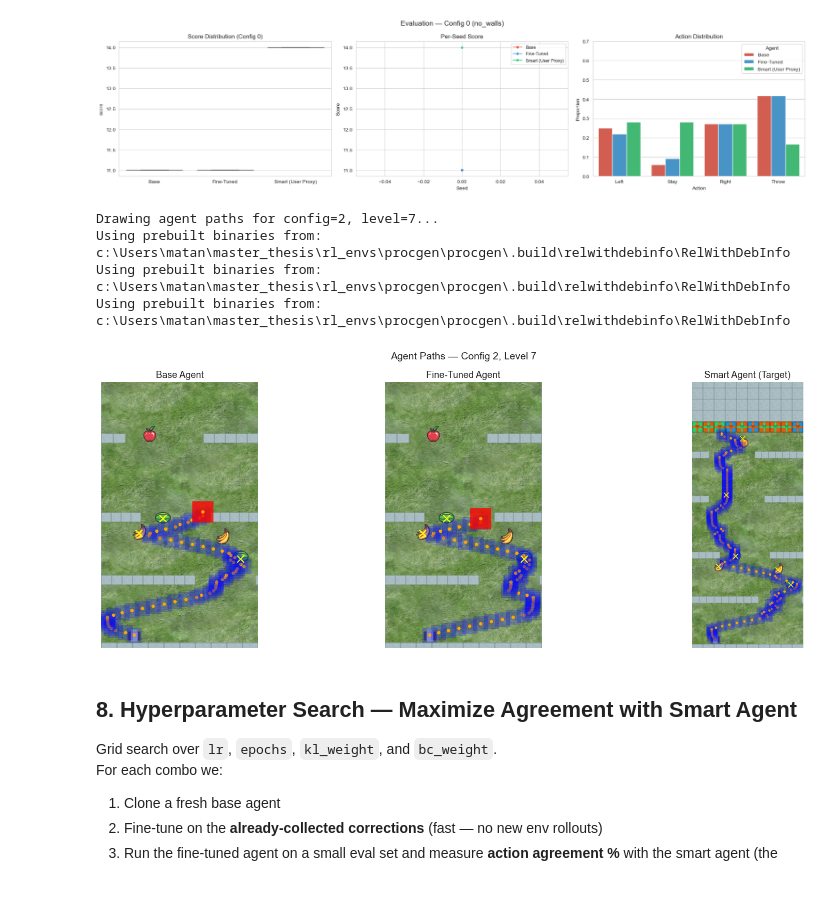
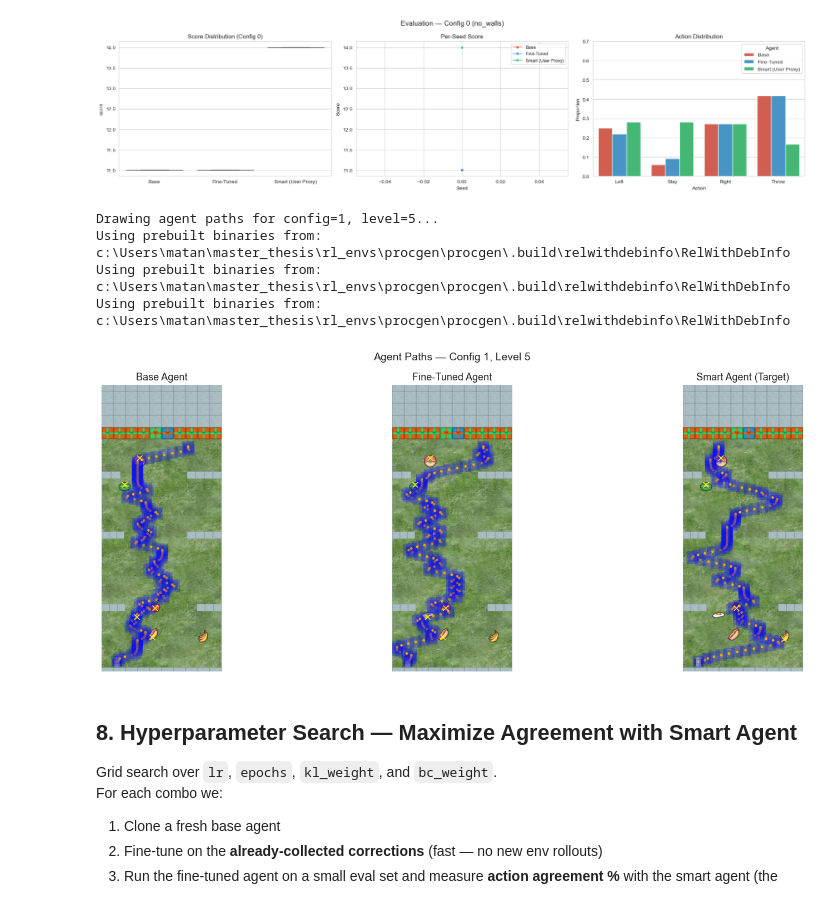
Before and after one commit to matansol/dpu_fruitbot, a Jupyter notebook: train_env/evaluate_finetuning.ipynb, the cells around one changed output. Saved outputs shown, nothing was run; the diff lists cells and outputs as text; code cells hidden in the pictures.

```diff
--- a/train_env/evaluate_finetuning.ipynb
+++ b/train_env/evaluate_finetuning.ipynb
@@ -67,10 +69,10 @@ Define which environment config/seeds to use for feedback, which agents serve as
 # ===================== PIPELINE CONFIGURATION =====================
 
 # --- Feedback environment settings ---
-FEEDBACK_CONFIG = 2          # env config index (0-6, see list above)
-FEEDBACK_SEEDS = [1] #list(range(50))  # env seeds to collect corrections on
-FEEDBACK_LEVELS = [7] #list(range(50)) # start_level per episode (same length as seeds)
-NUM_EPISODES = len(FEEDBACK_SEEDS)
+FEEDBACK_CONFIG = 1          # env config index (0-6, see list above)
+FEEDBACK_SEEDS = range(10, 14) #list(range(50))  # env seeds to collect corrections on
+FEEDBACK_LEVELS = range(10, 14) #list(range(50)) # start_level per episode (same length as seeds)
+NUM_EPISODES = len(FEEDBACK_LEVELS)
 
 # --- Agent paths ---
 BASE_AGENT_PATH  = str(PROJECT_ROOT / "models/fruitbot/20260116-074523_easy/ppo_final")   # no_doors_collect_all
@@ -729,41 +734,43 @@ def plot_agent_path(config_index, start_level, agent):
     """Record and draw the full agent path for one episode."""
     env = make_env(config_index, seed=0, start_level=start_level)
     frames_list, frames_indexes, collect_indexes, wall_collision_index, collisions, door_opens = \
         record_frames_with_doors(env, agent, frames_jumps=1)
     path_image, _ = draw_full_path_with_doors(
         frames_list=frames_list, frames_indexes=frames_indexes,
         collect_indexes=collect_indexes, collisions=collisions,
         frames_jumps=1, wall_collision_index=wall_collision_index,
         use_rectangle=True, door_opens=door_opens
     )
     env.close()
     return path_image
 
-DEMO_LEVEL = FEEDBACK_LEVELS[0]
-print(f"Drawing agent paths for config={FEEDBACK_CONFIG}, level={DEMO_LEVEL}...")
+DEMO_LEVEL = 5 #FEEDBACK_LEVELS[0]
+config_idx = 1
+print(f"Drawing agent paths for config={config_idx}, level={DEMO_LEVEL}...")
 
-base_path_img     = plot_agent_path(FEEDBACK_CONFIG, DEMO_LEVEL, base_agent)
-ft_path_img       = plot_agent_path(FEEDBACK_CONFIG, DEMO_LEVEL, finetuned_agent)
-smart_path_img    = plot_agent_path(FEEDBACK_CONFIG, DEMO_LEVEL, smart_agent)
+
+base_path_img     = plot_agent_path(config_idx, DEMO_LEVEL, base_agent)
+ft_path_img       = plot_agent_path(config_idx, DEMO_LEVEL, finetuned_agent)
+smart_path_img    = plot_agent_path(config_idx, DEMO_LEVEL, smart_agent)
 
 fig, axes = plt.subplots(1, 3, figsize=(18, 6))
 for ax, img, title in zip(axes,
                            [base_path_img, ft_path_img, smart_path_img],
                            ['Base Agent', 'Fine-Tuned Agent', 'Smart Agent (Target)']):
     if img is not None:
         ax.imshow(img)
     ax.set_title(title, fontsize=13)
     ax.axis('off')
 
-plt.suptitle(f'Agent Paths — Config {FEEDBACK_CONFIG}, Level {DEMO_LEVEL}', fontsize=14)
+plt.suptitle(f'Agent Paths — Config {config_idx}, Level {DEMO_LEVEL}', fontsize=14)
 plt.tight_layout()
 plt.show()
 # %% [output]
-Drawing agent paths for config=2, level=7...
+Drawing agent paths for config=1, level=5...
 Using prebuilt binaries from: c:\Users\matan\master_thesis\rl_envs\procgen\procgen\.build\relwithdebinfo\RelWithDebInfo
 Using prebuilt binaries from: c:\Users\matan\master_thesis\rl_envs\procgen\procgen\.build\relwithdebinfo\RelWithDebInfo
 Using prebuilt binaries from: c:\Users\matan\master_thesis\rl_envs\procgen\procgen\.build\relwithdebinfo\RelWithDebInfo
-[figure, old version]
+[figure, new version]
 # %% [markdown]
 ## 8. Hyperparameter Search — Maximize Agreement with Smart Agent
 
```
Also changed, not shown: parts of 8 cells of this notebook, 8 other files.
